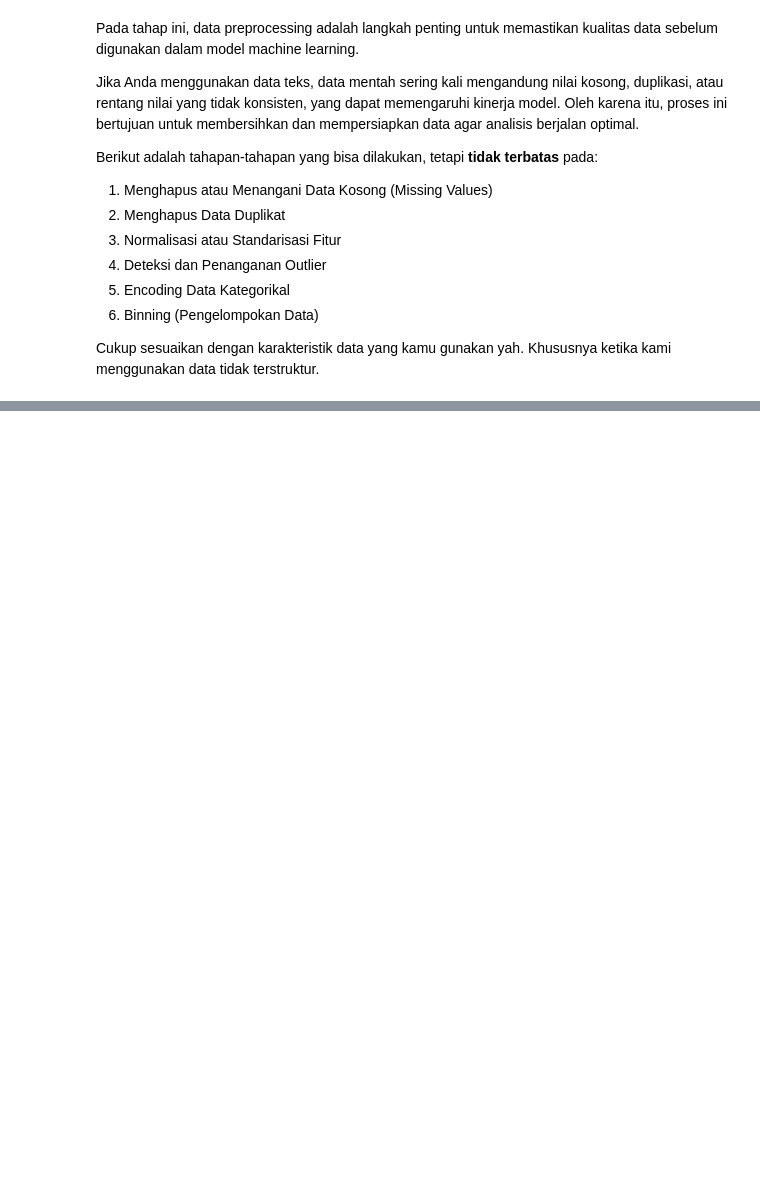
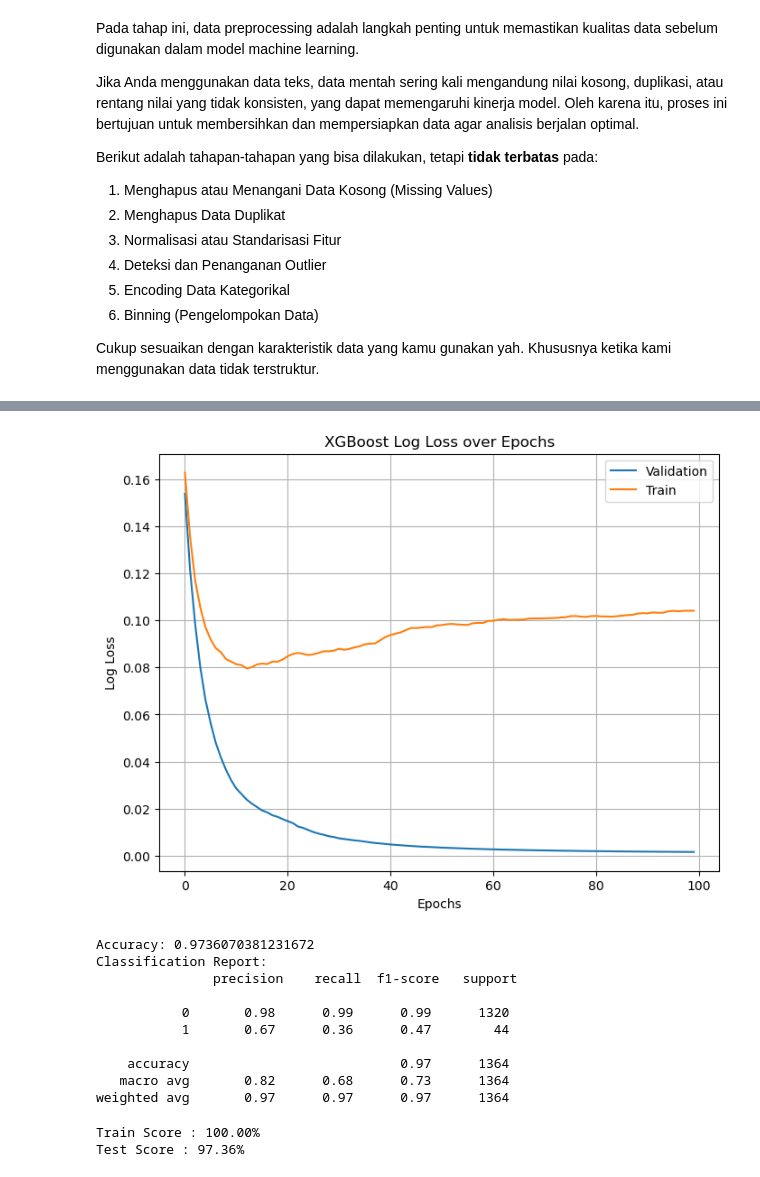
Before and after one commit to NauvalGymnasti/bankruptcy-analysis-system, a Jupyter notebook: Eksperimen_MSML.ipynb, the cells around one changed output, grey strips where cells are left out. Saved outputs shown, nothing was run; the diff lists cells and outputs as text; code cells hidden in the pictures; blank space fills up the shorter version.

```diff
--- a/Eksperimen_MSML.ipynb
+++ b/Eksperimen_MSML.ipynb
@@ -462,0 +471,19 @@ Name: proportion, dtype: float64
+# %%
+# --- 1. Inisialisasi model ---
+model = XGBClassifier(
+    objective='binary:logistic',
+    eval_metric='logloss',
+    use_label_encoder=False
+)
+
+# --- 2. Training model ---
+model.fit(
+    X_train, y_train,
+    eval_set=[(X_train, y_train), (X_test, y_test)],
+    verbose=True
+)
+
+# --- 3. Ambil hasil evaluasi ---
+results = model.evals_result()
+epochs = len(results['validation_0']['logloss'])
+x_axis = range(0, epochs)
@@ -462,0 +508,34 @@ Name: proportion, dtype: float64
+# %%
+# --- 4. Plot logloss ---
+plt.figure(figsize=(8, 6))
+plt.plot(x_axis, results['validation_0']['logloss'], label='Validation')
+plt.plot(x_axis, results['validation_1']['logloss'], label='Train')
+plt.title('XGBoost Log Loss over Epochs')
+plt.xlabel('Epochs')
+plt.ylabel('Log Loss')
+plt.legend()
+plt.grid(True)
+plt.show()
+
+# --- 5. Evaluasi performa ---
+y_pred = model.predict(X_test)
+print("Accuracy:", accuracy_score(y_test, y_pred))
+print("Classification Report:\n", classification_report(y_test, y_pred))
+# %% [output]
+[figure, added]
+Accuracy: 0.9736070381231672
+Classification Report:
+               precision    recall  f1-score   support
+
+           0       0.98      0.99      0.99      1320
+           1       0.67      0.36      0.47        44
+
+    accuracy                           0.97      1364
+   macro avg       0.82      0.68      0.73      1364
+weighted avg       0.97      0.97      0.97      1364
+# %%
+print(f"""Train Score : {model.score(X_train,y_train) * 100:.2f}%""")
+print(f"""Test Score : {model.score(X_test,y_test) * 100:.2f}%""")
+# %% [output]
+Train Score : 100.00%
+Test Score : 97.36%
```
Also changed, not shown: parts of 5 cells of this notebook, 55 other files.
